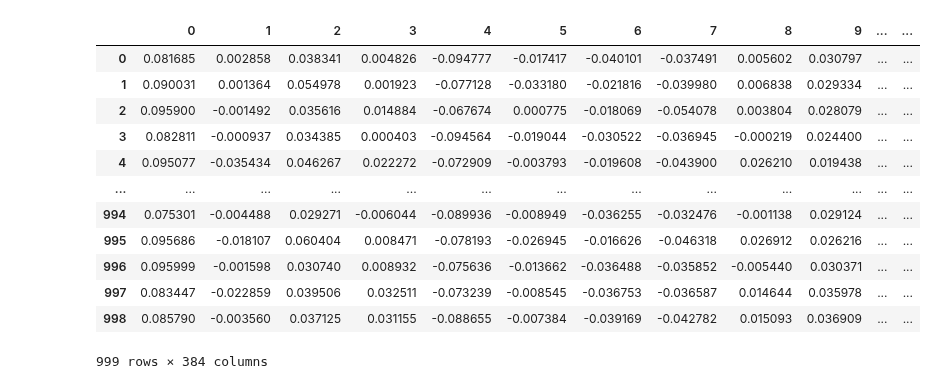
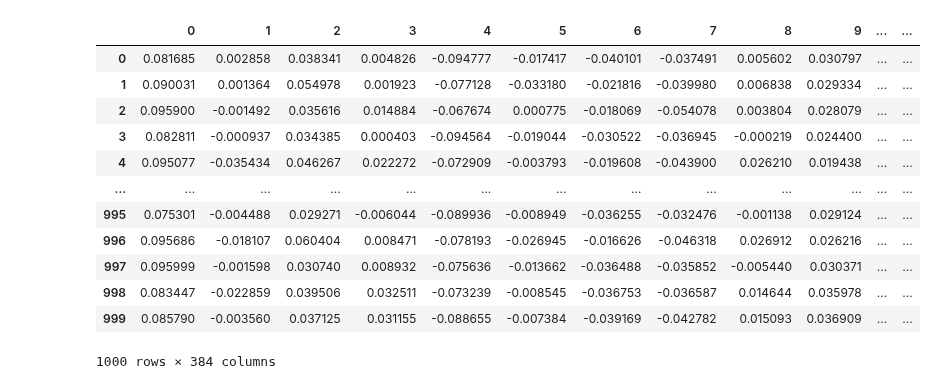
Before and after one commit to moshchev/data_analytics_ws23, a Jupyter notebook: Exam_embeddings.ipynb, the cells around one changed output. Cells and saved outputs as stored; diff of their text form; code cells hidden in the pictures.

```diff
--- a/Exam_embeddings.ipynb
+++ b/Exam_embeddings.ipynb
@@ -17,40 +17,40 @@ def compile_text(x):
                 Parental Level of Education: {x['parental level of education']},
                 Lunch: {x['lunch']},
                 Test Preparation Course: {x['test preparation course']},
                 Math Score: {x['math score']},
                 Reading Score: {x['reading score']},
                 Writing Score: {x['writing score']},
                 Test Meta Score: {x['Test_Meta_Score']}
             """
 
 
     return text
 
-sentences = df.apply(lambda x: compile_text(x), axis=1).tolist()
+sentences = data.apply(lambda x: compile_text(x), axis=1).tolist()
 
 # -------------------- Second Step --------------------
 
 model = SentenceTransformer(r"sentence-transformers/paraphrase-MiniLM-L6-v2")
 output = model.encode(sentences=sentences,
          show_progress_bar=True,
          normalize_embeddings=True)
 
 df_embedding = pd.DataFrame(output)
 df_embedding
 # %% [output]
 |  | 0 | 1 | 2 | 3 | 4 | 5 | 6 | 7 | 8 | 9 | ... | ... |
 | 0 | 0.081685 | 0.002858 | 0.038341 | 0.004826 | -0.094777 | -0.017417 | -0.040101 | -0.037491 | 0.005602 | 0.030797 | ... | ... |
 | 1 | 0.090031 | 0.001364 | 0.054978 | 0.001923 | -0.077128 | -0.033180 | -0.021816 | -0.039980 | 0.006838 | 0.029334 | ... | ... |
 | 2 | 0.095900 | -0.001492 | 0.035616 | 0.014884 | -0.067674 | 0.000775 | -0.018069 | -0.054078 | 0.003804 | 0.028079 | ... | ... |
 | 3 | 0.082811 | -0.000937 | 0.034385 | 0.000403 | -0.094564 | -0.019044 | -0.030522 | -0.036945 | -0.000219 | 0.024400 | ... | ... |
 | 4 | 0.095077 | -0.035434 | 0.046267 | 0.022272 | -0.072909 | -0.003793 | -0.019608 | -0.043900 | 0.026210 | 0.019438 | ... | ... |
 | ... | ... | ... | ... | ... | ... | ... | ... | ... | ... | ... | ... | ... |
-| 994 | 0.075301 | -0.004488 | 0.029271 | -0.006044 | -0.089936 | -0.008949 | -0.036255 | -0.032476 | -0.001138 | 0.029124 | ... | ... |
-| 995 | 0.095686 | -0.018107 | 0.060404 | 0.008471 | -0.078193 | -0.026945 | -0.016626 | -0.046318 | 0.026912 | 0.026216 | ... | ... |
-| 996 | 0.095999 | -0.001598 | 0.030740 | 0.008932 | -0.075636 | -0.013662 | -0.036488 | -0.035852 | -0.005440 | 0.030371 | ... | ... |
-| 997 | 0.083447 | -0.022859 | 0.039506 | 0.032511 | -0.073239 | -0.008545 | -0.036753 | -0.036587 | 0.014644 | 0.035978 | ... | ... |
-| 998 | 0.085790 | -0.003560 | 0.037125 | 0.031155 | -0.088655 | -0.007384 | -0.039169 | -0.042782 | 0.015093 | 0.036909 | ... | ... |
+| 995 | 0.075301 | -0.004488 | 0.029271 | -0.006044 | -0.089936 | -0.008949 | -0.036255 | -0.032476 | -0.001138 | 0.029124 | ... | ... |
+| 996 | 0.095686 | -0.018107 | 0.060404 | 0.008471 | -0.078193 | -0.026945 | -0.016626 | -0.046318 | 0.026912 | 0.026216 | ... | ... |
+| 997 | 0.095999 | -0.001598 | 0.030740 | 0.008932 | -0.075636 | -0.013662 | -0.036488 | -0.035852 | -0.005440 | 0.030371 | ... | ... |
+| 998 | 0.083447 | -0.022859 | 0.039506 | 0.032511 | -0.073239 | -0.008545 | -0.036753 | -0.036587 | 0.014644 | 0.035978 | ... | ... |
+| 999 | 0.085790 | -0.003560 | 0.037125 | 0.031155 | -0.088655 | -0.007384 | -0.039169 | -0.042782 | 0.015093 | 0.036909 | ... | ... |
-999 rows × 384 columns
+1000 rows × 384 columns
 # %%
 from pyod.models.ecod import ECOD
 clf = ECOD()
```
Also changed, not shown: parts of 12 cells of this notebook.
